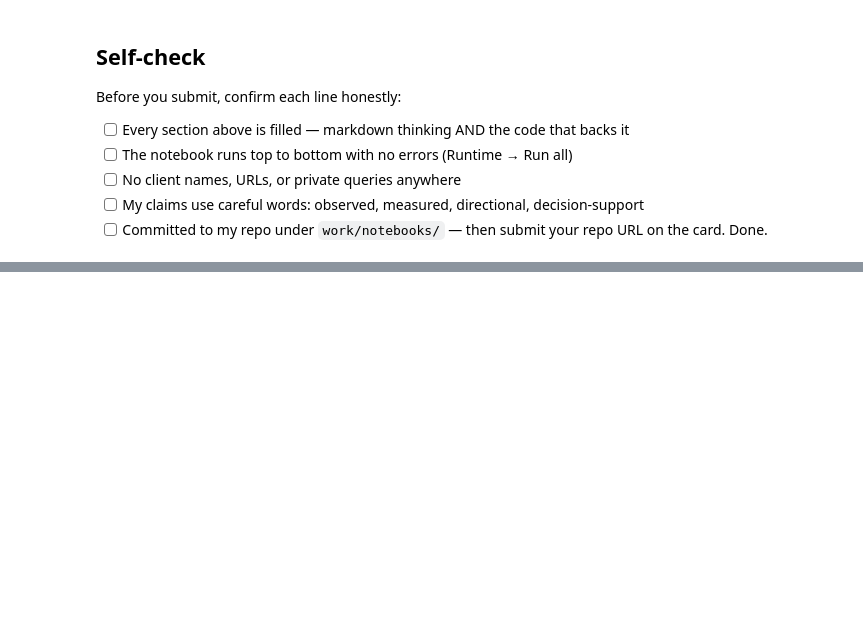
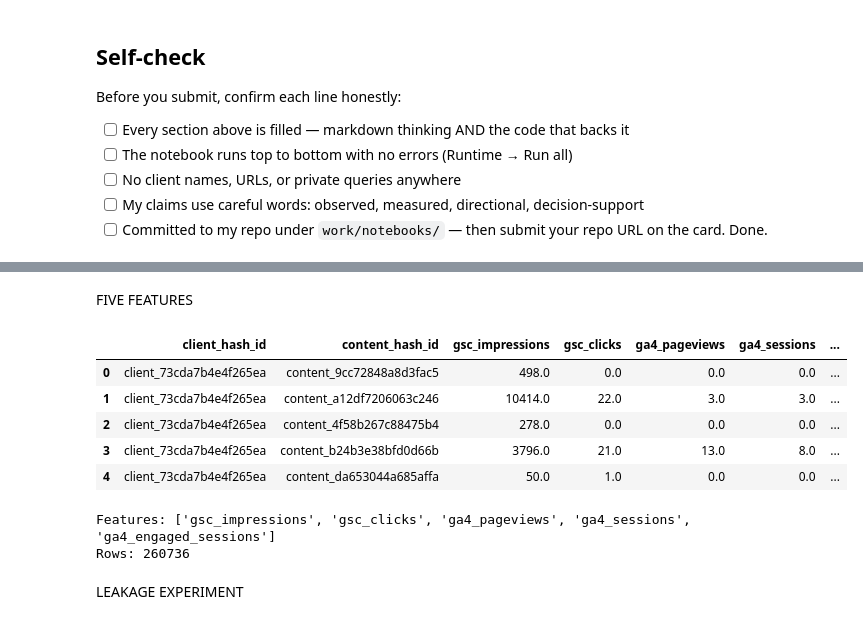
Before and after one commit to fatimahmahmood/flyrank_ml_internship, a Jupyter notebook: work/notebooks/w03_data_contract.ipynb, the cells around one changed output, grey strips where cells are left out. Saved outputs shown, nothing was run; the diff lists cells and outputs as text; code cells hidden in the pictures; blank space fills up the shorter version.

```diff
--- a/work/notebooks/w03_data_contract.ipynb
+++ b/work/notebooks/w03_data_contract.ipynb
@@ -46,0 +136,6 @@ Before you submit, confirm each line honestly:
+# %%
+import duckdb
+
+con = duckdb.connect()
+
+print("DuckDB connected")
@@ -46,0 +329,12 @@ Before you submit, confirm each line honestly:
+# %%
+clean_data = con.sql("""
+SELECT *
+FROM final_data
+WHERE gsc_impressions IS NOT NULL
+  AND gsc_clicks IS NOT NULL
+  AND ga4_pageviews IS NOT NULL
+  AND ga4_sessions IS NOT NULL
+  AND ga4_engaged_sessions IS NOT NULL
+""")
+
+clean_data
@@ -46,0 +359,34 @@ Before you submit, confirm each line honestly:
+# %% [markdown]
+FIVE FEATURES
+# %%
+import pandas as pd
+
+ml_data = clean_data.df()
+
+ml_data.head()
+# %% [output]
+|  | client_hash_id | content_hash_id | gsc_impressions | gsc_clicks | ga4_pageviews | ga4_sessions | ... |
+| 0 | client_73cda7b4e4f265ea | content_9cc72848a8d3fac5 | 498.0 | 0.0 | 0.0 | 0.0 | ... |
+| 1 | client_73cda7b4e4f265ea | content_a12df7206063c246 | 10414.0 | 22.0 | 3.0 | 3.0 | ... |
+| 2 | client_73cda7b4e4f265ea | content_4f58b267c88475b4 | 278.0 | 0.0 | 0.0 | 0.0 | ... |
+| 3 | client_73cda7b4e4f265ea | content_b24b3e38bfd0d66b | 3796.0 | 21.0 | 13.0 | 8.0 | ... |
+| 4 | client_73cda7b4e4f265ea | content_da653044a685affa | 50.0 | 1.0 | 0.0 | 0.0 | ... |
+# %%
+features = [
+    "gsc_impressions",
+    "gsc_clicks",
+    "ga4_pageviews",
+    "ga4_sessions",
+    "ga4_engaged_sessions"
+]
+
+X = ml_data[features]
+y = ml_data["declining_label"]
+
+print("Features:", features)
+print("Rows:", len(ml_data))
+# %% [output]
+Features: ['gsc_impressions', 'gsc_clicks', 'ga4_pageviews', 'ga4_sessions', 'ga4_engaged_sessions']
+Rows: 260736
+# %% [markdown]
+ LEAKAGE EXPERIMENT
```
Also changed, not shown: parts of 25 cells of this notebook.
